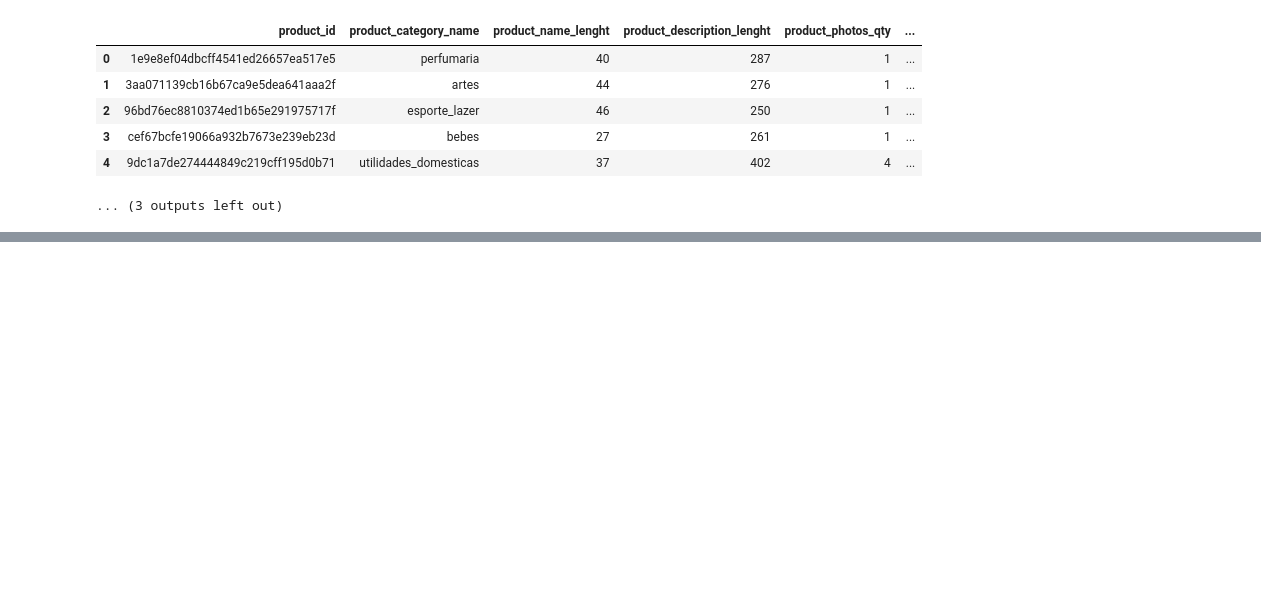
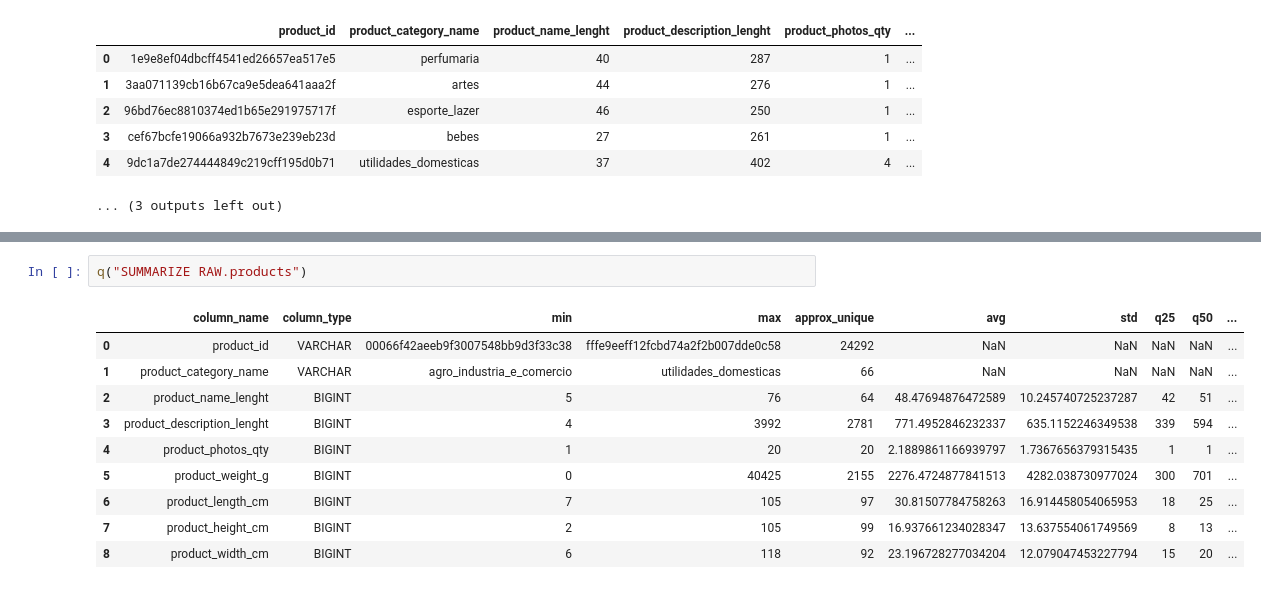
Before and after one commit to besu179/kdm_lab, a Jupyter notebook: notebooks/DWH_OLAP_Assignment_1_Notebook.ipynb, the cells around one changed output, grey strips where cells are left out. Cells and saved outputs as stored; diff of their text form; blank space fills up the shorter version.

```diff
--- a/notebooks/DWH_OLAP_Assignment_1_Notebook.ipynb
+++ b/notebooks/DWH_OLAP_Assignment_1_Notebook.ipynb
@@ -179,0 +205,13 @@ for t in RAW_TABLES:
+# %%
+q("SUMMARIZE RAW.products")
+# %% [output]
+|  | column_name | column_type | min | max | approx_unique | avg | std | q25 | q50 | ... |
+| 0 | product_id | VARCHAR | 00066f42aeeb9f3007548bb9d3f33c38 | fffe9eeff12fcbd74a2f2b007dde0c58 | 24292 | NaN | NaN | NaN | NaN | ... |
+| 1 | product_category_name | VARCHAR | agro_industria_e_comercio | utilidades_domesticas | 66 | NaN | NaN | NaN | NaN | ... |
+| 2 | product_name_lenght | BIGINT | 5 | 76 | 64 | 48.47694876472589 | 10.245740725237287 | 42 | 51 | ... |
+| 3 | product_description_lenght | BIGINT | 4 | 3992 | 2781 | 771.4952846232337 | 635.1152246349538 | 339 | 594 | ... |
+| 4 | product_photos_qty | BIGINT | 1 | 20 | 20 | 2.1889861166939797 | 1.7367656379315435 | 1 | 1 | ... |
+| 5 | product_weight_g | BIGINT | 0 | 40425 | 2155 | 2276.4724877841513 | 4282.038730977024 | 300 | 701 | ... |
+| 6 | product_length_cm | BIGINT | 7 | 105 | 97 | 30.81507784758263 | 16.914458054065953 | 18 | 25 | ... |
+| 7 | product_height_cm | BIGINT | 2 | 105 | 99 | 16.937661234028347 | 13.637554061749569 | 8 | 13 | ... |
+| 8 | product_width_cm | BIGINT | 6 | 118 | 92 | 23.196728277034204 | 12.079047453227794 | 15 | 20 | ... |
```
Also changed, not shown: parts of 24 cells of this notebook.
